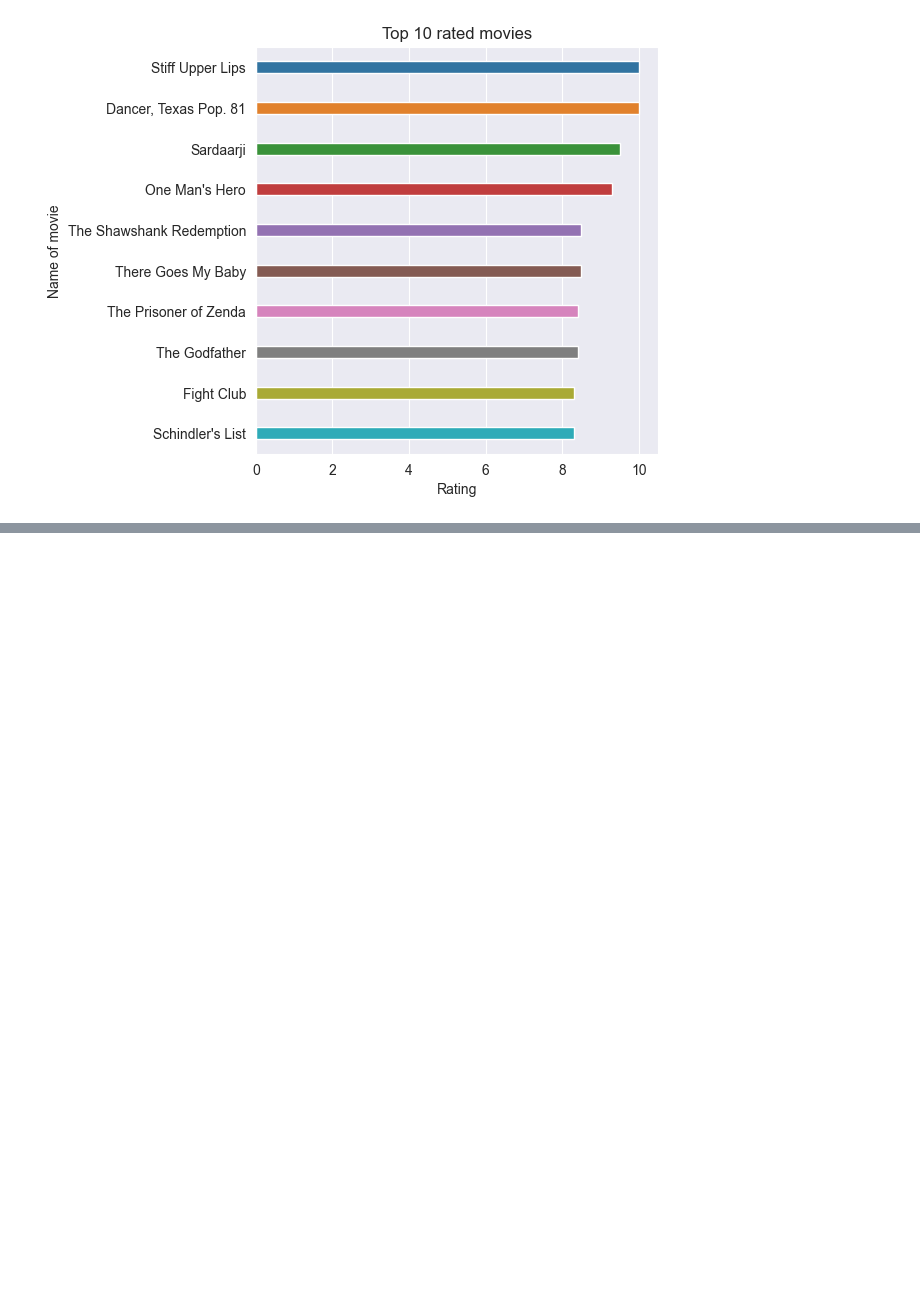
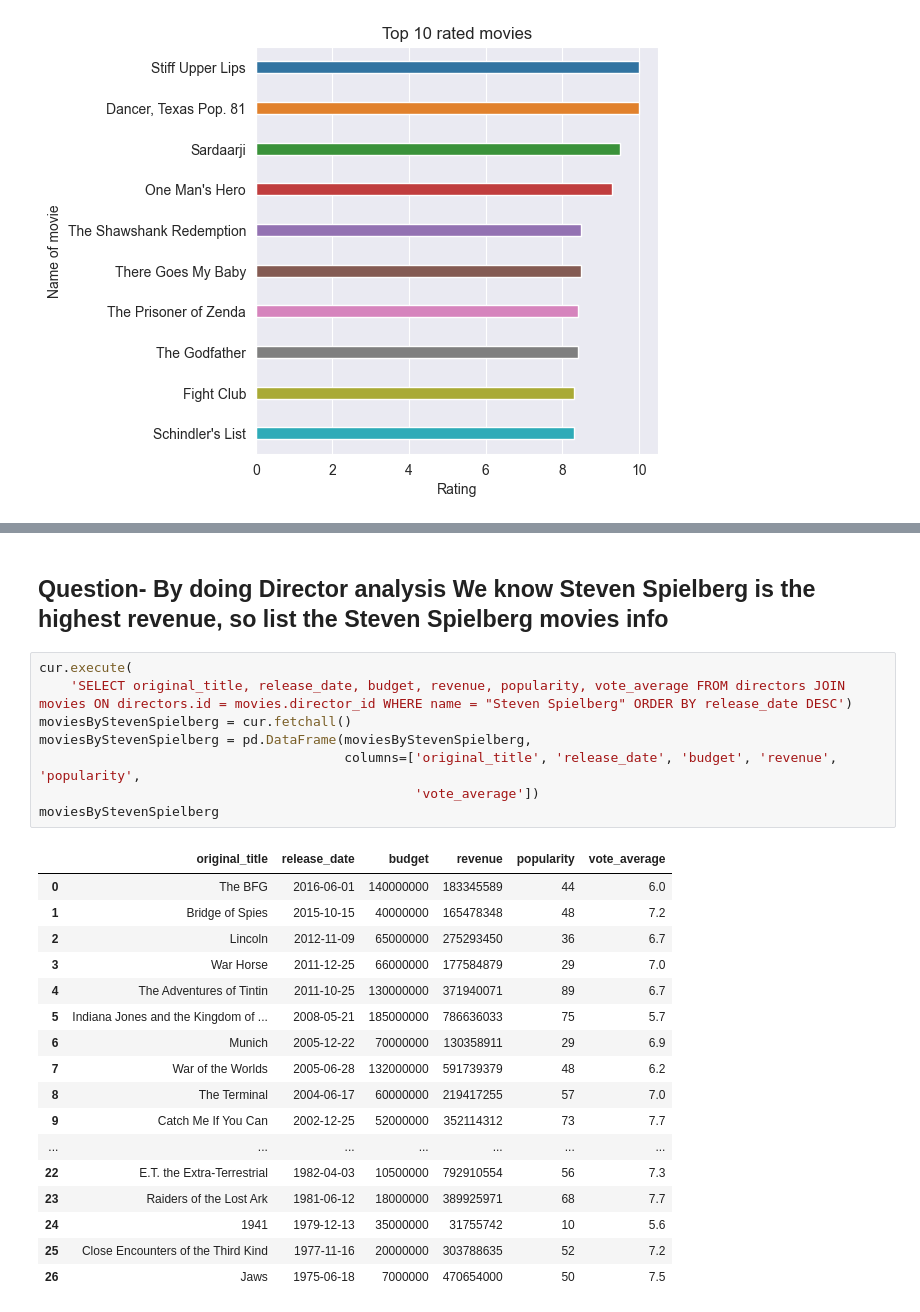
Before and after one commit to mihirh19/Imdb-dataset-analysis, a Jupyter notebook: imdb.ipynb, the cells around one changed output, grey strips where cells are left out. Cells and saved outputs as stored; diff of their text form; blank space fills up the shorter version.

```diff
--- a/imdb.ipynb
+++ b/imdb.ipynb
@@ -331,0 +372,28 @@ Text(-113.77777777777779, 0.5, 'Name of movie')
+# %% [markdown]
+## Question- By doing Director analysis We know Steven Spielberg is the highest revenue, so list the Steven Spielberg movies info
+# %%
+cur.execute(
+    'SELECT original_title, release_date, budget, revenue, popularity, vote_average FROM directors JOIN movies ON directors.id = movies.director_id WHERE name = "Steven Spielberg" ORDER BY release_date DESC')
+moviesByStevenSpielberg = cur.fetchall()
+moviesByStevenSpielberg = pd.DataFrame(moviesByStevenSpielberg,
+                                       columns=['original_title', 'release_date', 'budget', 'revenue', 'popularity',
+                                                'vote_average'])
+moviesByStevenSpielberg
+# %% [output]
+|  | original_title | release_date | budget | revenue | popularity | vote_average |
+| 0 | The BFG | 2016-06-01 | 140000000 | 183345589 | 44 | 6.0 |
+| 1 | Bridge of Spies | 2015-10-15 | 40000000 | 165478348 | 48 | 7.2 |
+| 2 | Lincoln | 2012-11-09 | 65000000 | 275293450 | 36 | 6.7 |
+| 3 | War Horse | 2011-12-25 | 66000000 | 177584879 | 29 | 7.0 |
+| 4 | The Adventures of Tintin | 2011-10-25 | 130000000 | 371940071 | 89 | 6.7 |
+| 5 | Indiana Jones and the Kingdom of ... | 2008-05-21 | 185000000 | 786636033 | 75 | 5.7 |
+| 6 | Munich | 2005-12-22 | 70000000 | 130358911 | 29 | 6.9 |
+| 7 | War of the Worlds | 2005-06-28 | 132000000 | 591739379 | 48 | 6.2 |
+| 8 | The Terminal | 2004-06-17 | 60000000 | 219417255 | 57 | 7.0 |
+| 9 | Catch Me If You Can | 2002-12-25 | 52000000 | 352114312 | 73 | 7.7 |
+| ... | ... | ... | ... | ... | ... | ... |
+| 22 | E.T. the Extra-Terrestrial | 1982-04-03 | 10500000 | 792910554 | 56 | 7.3 |
+| 23 | Raiders of the Lost Ark | 1981-06-12 | 18000000 | 389925971 | 68 | 7.7 |
+| 24 | 1941 | 1979-12-13 | 35000000 | 31755742 | 10 | 5.6 |
+| 25 | Close Encounters of the Third Kind | 1977-11-16 | 20000000 | 303788635 | 52 | 7.2 |
+| 26 | Jaws | 1975-06-18 | 7000000 | 470654000 | 50 | 7.5 |
```
Also changed, not shown: parts of 6 cells of this notebook.
